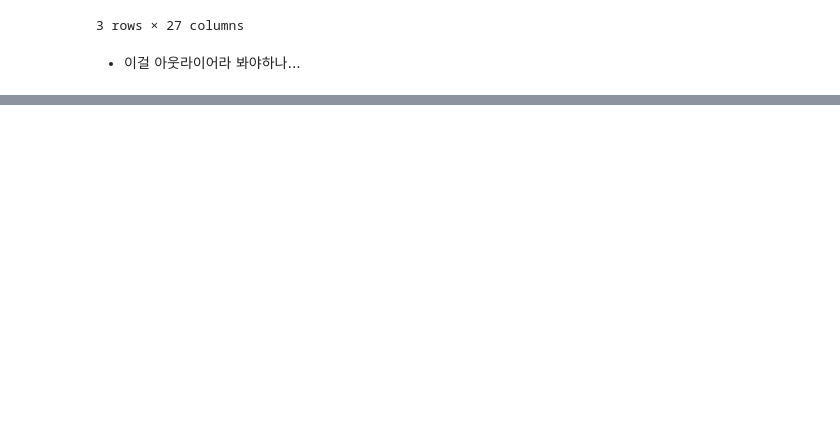
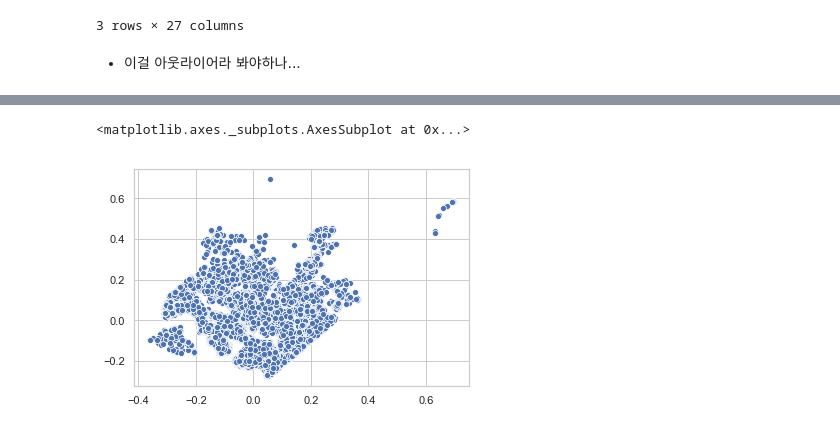
Before and after one commit to Junhojuno/everyday-kaggle, a Jupyter notebook: houseprice_prediction/code/Lets-EDA-it.ipynb, the cells around one changed output, grey strips where cells are left out. Cells and saved outputs as stored; diff of their text form; code cells hidden in the pictures; blank space fills up the shorter version.

```diff
--- a/houseprice_prediction/code/Lets-EDA-it.ipynb
+++ b/houseprice_prediction/code/Lets-EDA-it.ipynb
@@ -1802,0 +1810,13 @@ df_test[(df_test.bathrooms==0.) & (df_test.bedrooms==0.)]
+# %%
+import numpy as np
+import pandas as pd
+import matplotlib.pyplot as plt
+import scipy as sp
+import warnings
+import seaborn as sns
+import random
+warnings.filterwarnings('ignore')
+pd.set_option('display.float_format', '{:.2f}'.format) # 항상 float 형식으로
+
+df_train = pd.read_csv("../dataset/train.csv")
+df_train.tail()
@@ -1802,0 +1831,8 @@ df_test[(df_test.bathrooms==0.) & (df_test.bedrooms==0.)]
+# %%
+from sklearn.decomposition import PCA
+pca = PCA(n_components=2)
+temp = pca.fit_transform(df_train[['lat','long']])
+sns.scatterplot(x=temp[:,1], y=temp[:, 0])
+# %% [output]
+<matplotlib.axes._subplots.AxesSubplot at 0x...>
+[figure, added]
```
Also changed, not shown: parts of 6 cells of this notebook.
